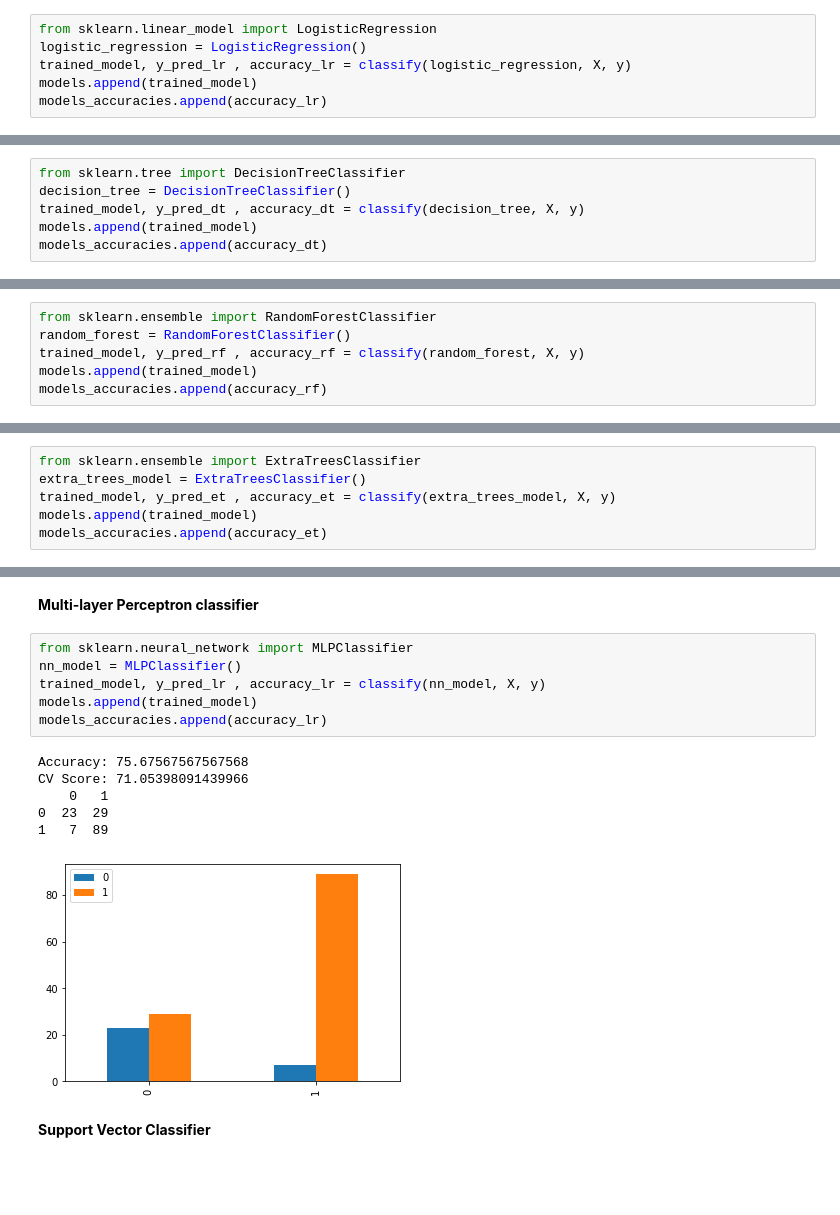
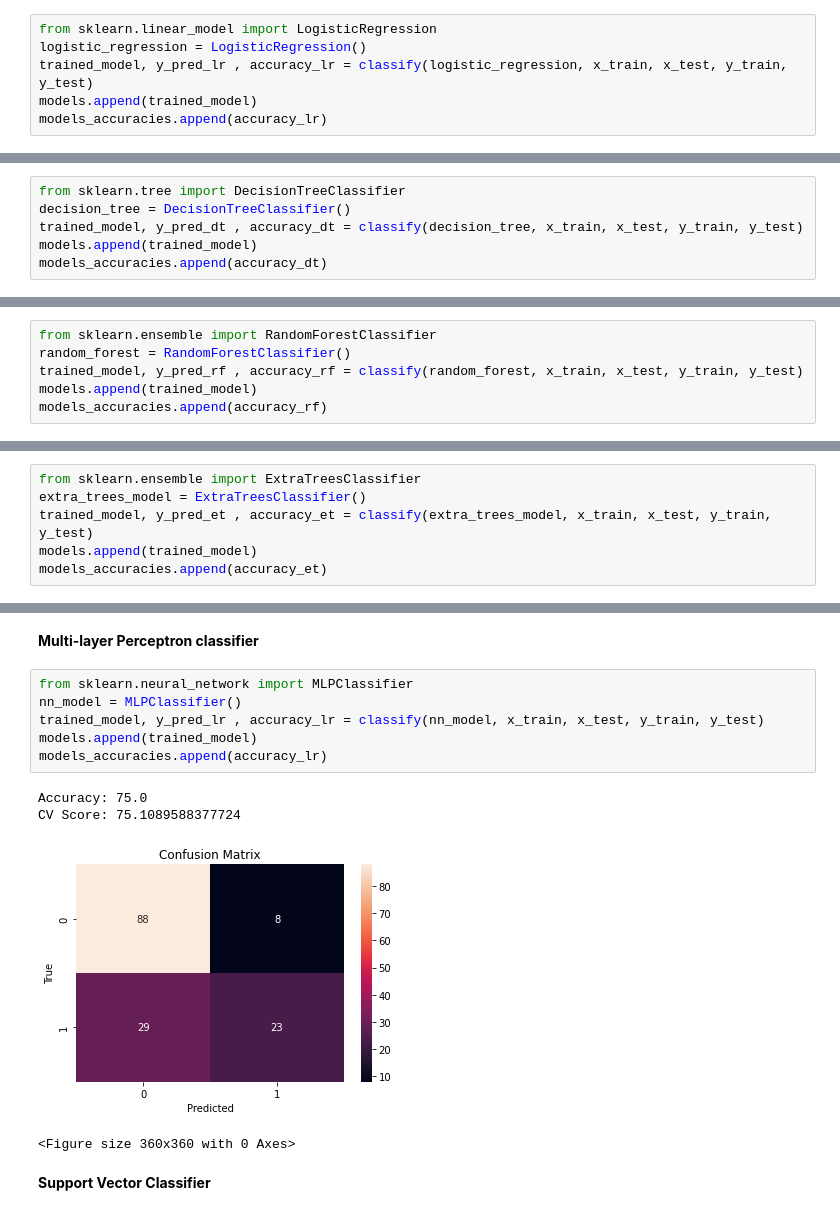
Before and after one commit to arielya10/Wine-Ranking-Prediction, a Jupyter notebook: Wine Ranking Prediction.ipynb, the cells around one changed output, grey strips where cells are left out. Saved outputs shown, nothing was run; the diff lists cells and outputs as text; blank space fills up the shorter version.

```diff
--- a/Wine Ranking Prediction.ipynb
+++ b/Wine Ranking Prediction.ipynb
@@ -342,7 +489,7 @@ models_accuracies = []
 # %%
 from sklearn.linear_model import LogisticRegression
 logistic_regression = LogisticRegression()
-trained_model, y_pred_lr , accuracy_lr = classify(logistic_regression, X, y)
+trained_model, y_pred_lr , accuracy_lr = classify(logistic_regression, x_train, x_test, y_train, y_test)
 models.append(trained_model)
 models_accuracies.append(accuracy_lr)
 # %% [output]
@@ -357,7 +502,7 @@ CV Score: 76.80102549494373
 # %%
 from sklearn.tree import DecisionTreeClassifier
 decision_tree = DecisionTreeClassifier()
-trained_model, y_pred_dt , accuracy_dt = classify(decision_tree, X, y)
+trained_model, y_pred_dt , accuracy_dt = classify(decision_tree, x_train, x_test, y_train, y_test)
 models.append(trained_model)
 models_accuracies.append(accuracy_dt)
 # %% [output]
@@ -372,7 +515,7 @@ CV Score: 67.1656459193847
 # %%
 from sklearn.ensemble import RandomForestClassifier
 random_forest = RandomForestClassifier()
-trained_model, y_pred_rf , accuracy_rf = classify(random_forest, X, y)
+trained_model, y_pred_rf , accuracy_rf = classify(random_forest, x_train, x_test, y_train, y_test)
 models.append(trained_model)
 models_accuracies.append(accuracy_rf)
 # %% [output]
@@ -387,7 +528,7 @@ CV Score: 75.6259792052414
 # %%
 from sklearn.ensemble import ExtraTreesClassifier
 extra_trees_model = ExtraTreesClassifier()
-trained_model, y_pred_et , accuracy_et = classify(extra_trees_model, X, y)
+trained_model, y_pred_et , accuracy_et = classify(extra_trees_model, x_train, x_test, y_train, y_test)
 models.append(trained_model)
 models_accuracies.append(accuracy_et)
 # %% [output]
@@ -402,16 +541,14 @@ CV Score: 74.9480131035465
 # %%
 from sklearn.neural_network import MLPClassifier
 nn_model = MLPClassifier()
-trained_model, y_pred_lr , accuracy_lr = classify(nn_model, X, y)
+trained_model, y_pred_lr , accuracy_lr = classify(nn_model, x_train, x_test, y_train, y_test)
 models.append(trained_model)
 models_accuracies.append(accuracy_lr)
 # %% [output]
-Accuracy: 75.67567567567568
-CV Score: 71.05398091439966
-    0   1
-0  23  29
-1   7  89
+Accuracy: 75.0
+CV Score: 75.1089588377724
-[figure, old version]
+[figure, new version]
+<Figure size 360x360 with 0 Axes>
 # %% [markdown]
 **Support Vector Classifier**
 # %%
```
Also changed, not shown: parts of 70 cells of this notebook.
